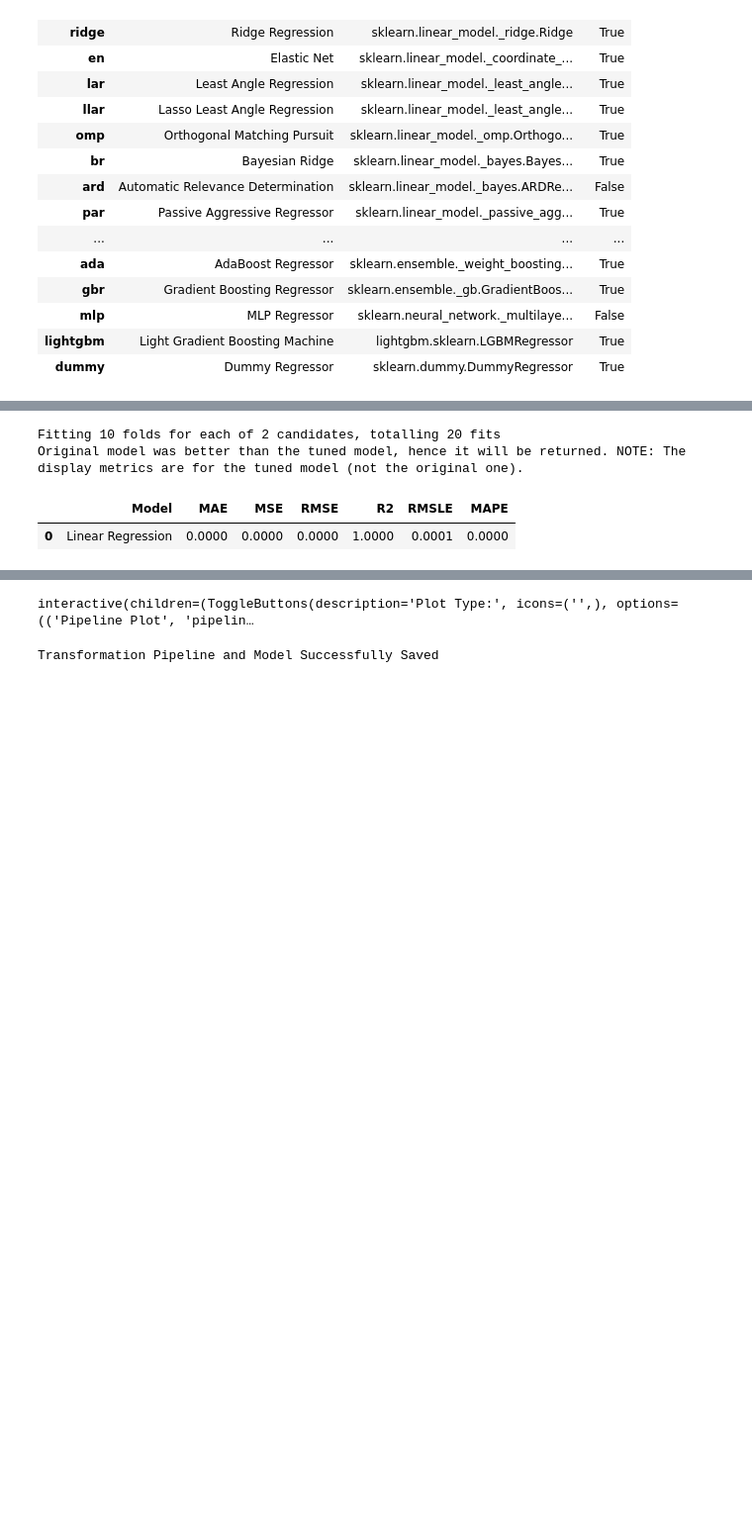
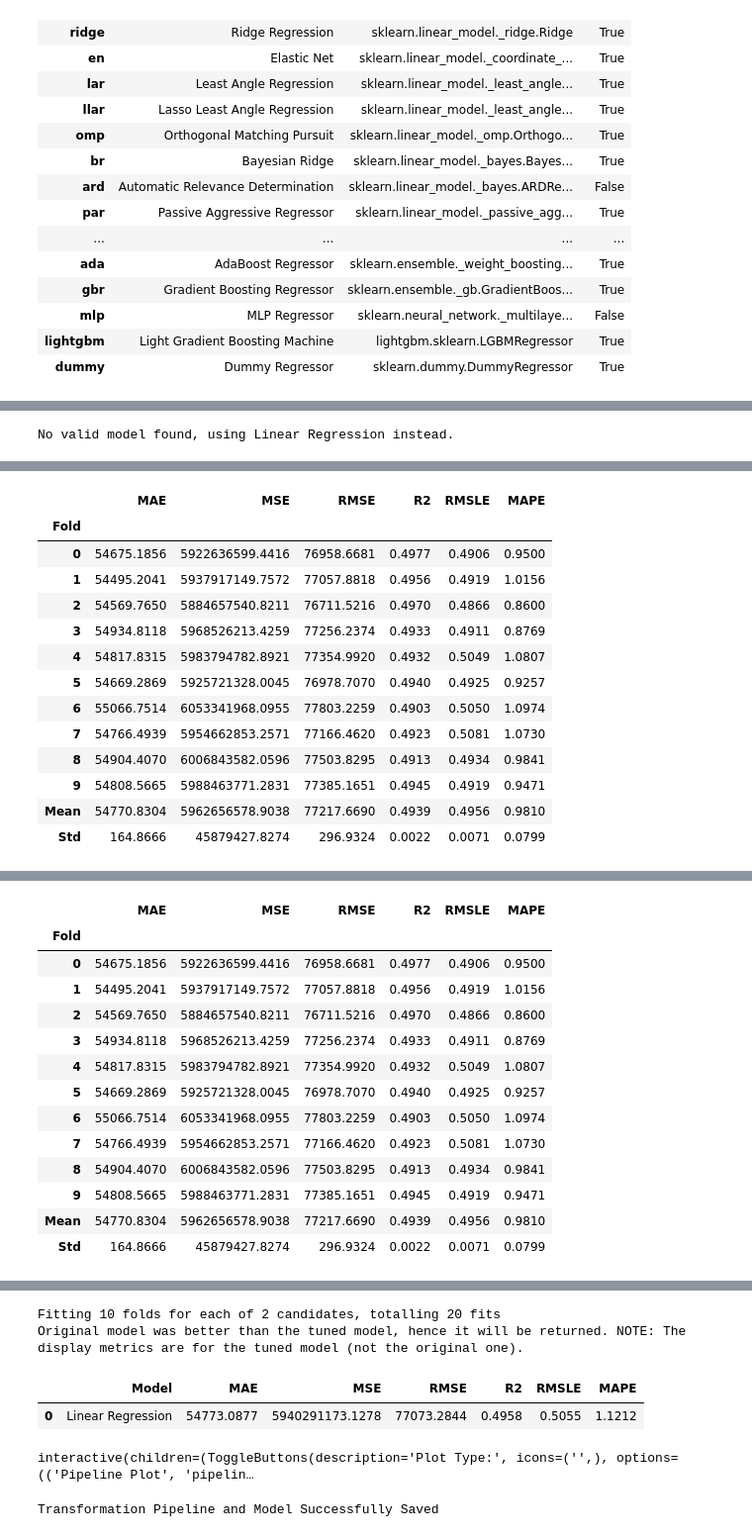
Before and after one commit to MatejBursik/TenOne_cloud_ai, a Jupyter notebook: UK_housing/models/prediction_model.ipynb, the cells around one changed output, grey strips where cells are left out. Shown at 99% size. Drawn from its saved outputs; the diff is of its cells as text; code cells hidden in the pictures; blank space fills up the shorter version.

```diff
--- a/UK_housing/models/prediction_model.ipynb
+++ b/UK_housing/models/prediction_model.ipynb
@@ -74,35 +76,59 @@ print(best_model)
 | ada | AdaBoost Regressor | 56590.8108 | 5388218160.7603 | 73403.4916 | 0.4405 | 0.4458 | 0.6025 | 126.8440 |
 # %%
 # Use Linear Regression if no valid model is found
-if best_model is not None:
+best_model = None
+if best_model is not None and False:
     tuned_model = tune_model(best_model)
 
     # Predict and evaluate
     predictions = predict_model(tuned_model)
     evaluate_model(tuned_model)
 
     # Save the model
     save_model(tuned_model, 'model')
 else:
     print("No valid model found, using Linear Regression instead.")
-    # Initialize regression setup
-    exp_reg = setup(data=df, target='target', verbose=True, normalize=True)
 
     # Create and tune Linear Regression model
     lr_model = create_model('lr')
     tuned_lr_model = tune_model(lr_model)
 
     # Predict and evaluate
     predictions = predict_model(tuned_lr_model)
     evaluate_model(tuned_lr_model)
 
     # Save the Linear Regression model
-    save_model(tuned_lr_model, 'linear_regression_model')
+    save_model(tuned_lr_model, 'backup_lr_model.pkl')
 # %% [output]
+No valid model found, using Linear Regression instead.
 [interactive output not drawn]
+|  | MAE | MSE | RMSE | R2 | RMSLE | MAPE |
+| Fold |  |  |  |  |  |  |
+| 0 | 54675.1856 | 5922636599.4416 | 76958.6681 | 0.4977 | 0.4906 | 0.9500 |
+| 1 | 54495.2041 | 5937917149.7572 | 77057.8818 | 0.4956 | 0.4919 | 1.0156 |
+| 2 | 54569.7650 | 5884657540.8211 | 76711.5216 | 0.4970 | 0.4866 | 0.8600 |
+| 3 | 54934.8118 | 5968526213.4259 | 77256.2374 | 0.4933 | 0.4911 | 0.8769 |
+| 4 | 54817.8315 | 5983794782.8921 | 77354.9920 | 0.4932 | 0.5049 | 1.0807 |
+| 5 | 54669.2869 | 5925721328.0045 | 76978.7070 | 0.4940 | 0.4925 | 0.9257 |
+| 6 | 55066.7514 | 6053341968.0955 | 77803.2259 | 0.4903 | 0.5050 | 1.0974 |
+| 7 | 54766.4939 | 5954662853.2571 | 77166.4620 | 0.4923 | 0.5081 | 1.0730 |
+| 8 | 54904.4070 | 6006843582.0596 | 77503.8295 | 0.4913 | 0.4934 | 0.9841 |
+| 9 | 54808.5665 | 5988463771.2831 | 77385.1651 | 0.4945 | 0.4919 | 0.9471 |
+| Mean | 54770.8304 | 5962656578.9038 | 77217.6690 | 0.4939 | 0.4956 | 0.9810 |
+| Std | 164.8666 | 45879427.8274 | 296.9324 | 0.0022 | 0.0071 | 0.0799 |
 [interactive output not drawn]
 [interactive output not drawn]
-Fitting 10 folds for each of 2 candidates, totalling 20 fits
-Original model was better than the tuned model, hence it will be returned. NOTE: The display metrics are for the tuned model (not the original one).
-|  | Model | MAE | MSE | RMSE | R2 | RMSLE | MAPE |
-| 0 | Linear Regression | 0.0000 | 0.0000 | 0.0000 | 1.0000 | 0.0001 | 0.0000 |
+|  | MAE | MSE | RMSE | R2 | RMSLE | MAPE |
+| Fold |  |  |  |  |  |  |
+| 0 | 54675.1856 | 5922636599.4416 | 76958.6681 | 0.4977 | 0.4906 | 0.9500 |
+| 1 | 54495.2041 | 5937917149.7572 | 77057.8818 | 0.4956 | 0.4919 | 1.0156 |
+| 2 | 54569.7650 | 5884657540.8211 | 76711.5216 | 0.4970 | 0.4866 | 0.8600 |
+| 3 | 54934.8118 | 5968526213.4259 | 77256.2374 | 0.4933 | 0.4911 | 0.8769 |
+| 4 | 54817.8315 | 5983794782.8921 | 77354.9920 | 0.4932 | 0.5049 | 1.0807 |
+| 5 | 54669.2869 | 5925721328.0045 | 76978.7070 | 0.4940 | 0.4925 | 0.9257 |
+| 6 | 55066.7514 | 6053341968.0955 | 77803.2259 | 0.4903 | 0.5050 | 1.0974 |
+| 7 | 54766.4939 | 5954662853.2571 | 77166.4620 | 0.4923 | 0.5081 | 1.0730 |
+| 8 | 54904.4070 | 6006843582.0596 | 77503.8295 | 0.4913 | 0.4934 | 0.9841 |
+| 9 | 54808.5665 | 5988463771.2831 | 77385.1651 | 0.4945 | 0.4919 | 0.9471 |
+| Mean | 54770.8304 | 5962656578.9038 | 77217.6690 | 0.4939 | 0.4956 | 0.9810 |
+| Std | 164.8666 | 45879427.8274 | 296.9324 | 0.0022 | 0.0071 | 0.0799 |
@@ -109,2 +136,6 @@ Original model was better than the tuned model, hence it will be returned. NOTE:
-interactive(children=(ToggleButtons(description='Plot Type:', icons=('',), options=(('Pipeline Plot', 'pipelin…
+Fitting 10 folds for each of 2 candidates, totalling 20 fits
+Original model was better than the tuned model, hence it will be returned. NOTE: The display metrics are for the tuned model (not the original one).
+|  | Model | MAE | MSE | RMSE | R2 | RMSLE | MAPE |
+| 0 | Linear Regression | 54773.0877 | 5940291173.1278 | 77073.2844 | 0.4958 | 0.5055 | 1.1212 |
-Transformation Pipeline and Model Successfully Saved
+interactive(children=(ToggleButtons(description='Plot Type:', icons=('',), options=(('Pipeline Plot', 'pipelin…
+Transformation Pipeline and Model Successfully Saved
```
Also changed, not shown: parts of 5 cells of this notebook, 28 other files.
